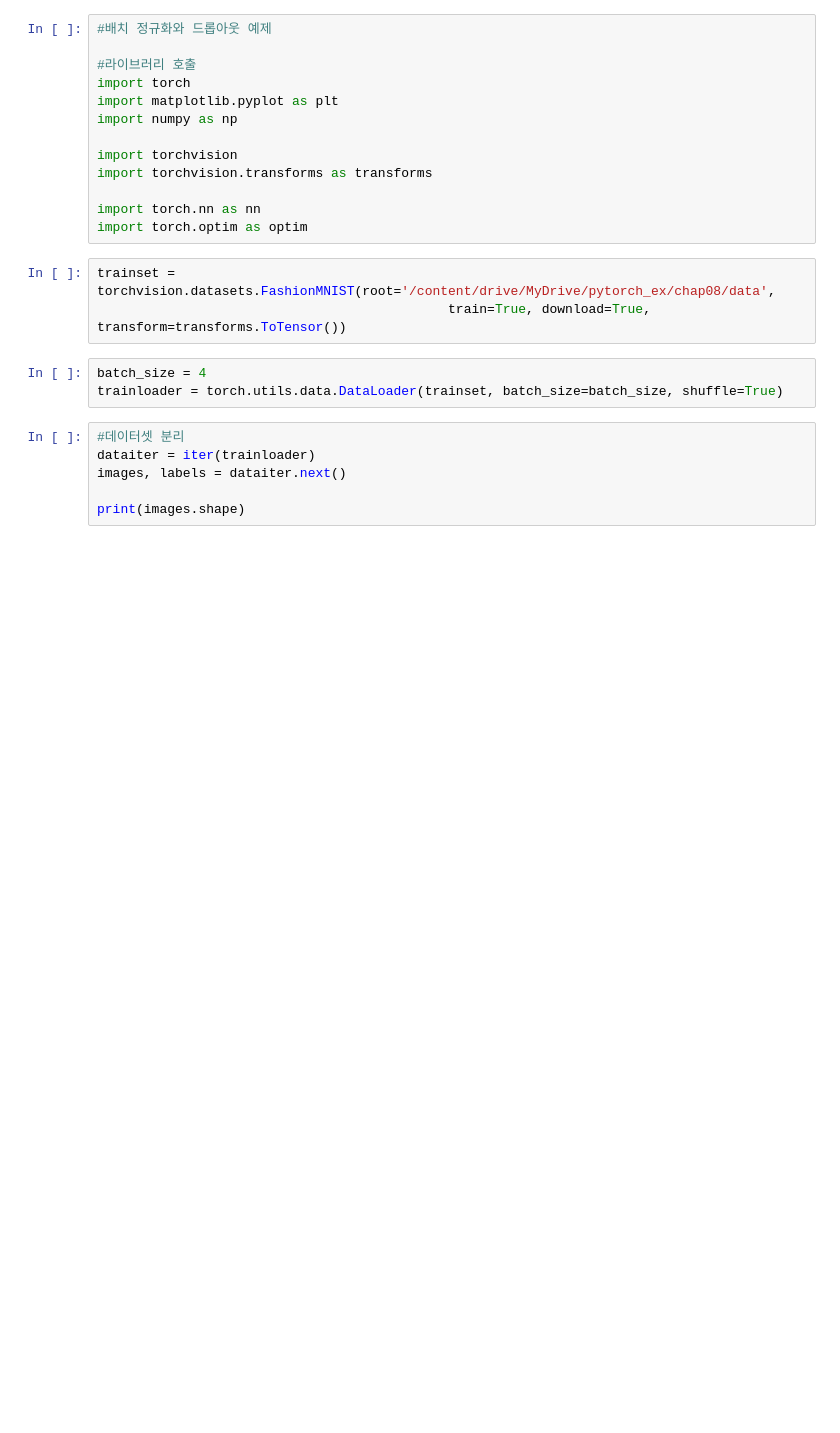
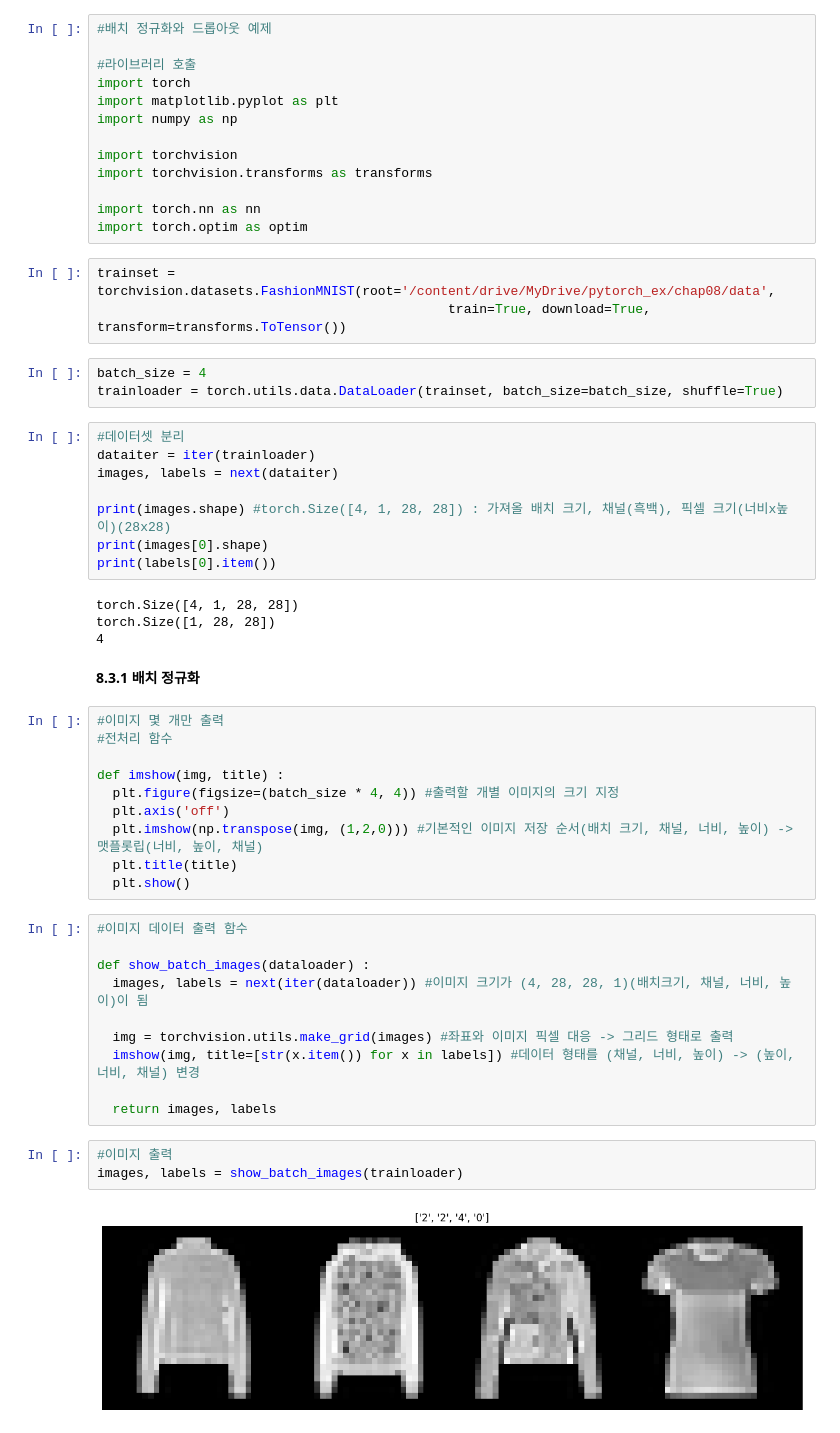
Before and after one commit to squiller1/Deeplearning_study, a Jupyter notebook: Pytorch/Pytorch_8.ipynb, the cells around one changed output. Drawn from its saved outputs; the diff is of its cells as text; blank space fills up the shorter version.

```diff
--- a/Pytorch/Pytorch_8.ipynb
+++ b/Pytorch/Pytorch_8.ipynb
@@ -62,6 +73,39 @@ trainloader = torch.utils.data.DataLoader(trainset, batch_size=batch_size, shuff
 # %%
 #데이터셋 분리
 dataiter = iter(trainloader)
-images, labels = dataiter.next()
+images, labels = next(dataiter)
 
-print(images.shape)
+print(images.shape) #torch.Size([4, 1, 28, 28]) : 가져올 배치 크기, 채널(흑백), 픽셀 크기(너비x높이)(28x28)
+print(images[0].shape)
+print(labels[0].item())
+# %% [output]
+torch.Size([4, 1, 28, 28])
+torch.Size([1, 28, 28])
+4
+# %% [markdown]
+**8.3.1 배치 정규화**
+# %%
+#이미지 몇 개만 출력
+#전처리 함수
+
+def imshow(img, title) :
+  plt.figure(figsize=(batch_size * 4, 4)) #출력할 개별 이미지의 크기 지정
+  plt.axis('off')
+  plt.imshow(np.transpose(img, (1,2,0))) #기본적인 이미지 저장 순서(배치 크기, 채널, 너비, 높이) -> 맷플롯립(너비, 높이, 채널)
+  plt.title(title)
+  plt.show()
+# %%
+#이미지 데이터 출력 함수
+
+def show_batch_images(dataloader) :
+  images, labels = next(iter(dataloader)) #이미지 크기가 (4, 28, 28, 1)(배치크기, 채널, 너비, 높이)이 됨
+
+  img = torchvision.utils.make_grid(images) #좌표와 이미지 픽셀 대응 -> 그리드 형태로 출력
+  imshow(img, title=[str(x.item()) for x in labels]) #데이터 형태를 (채널, 너비, 높이) -> (높이, 너비, 채널) 변경
+
+  return images, labels
+# %%
+#이미지 출력
+images, labels = show_batch_images(trainloader)
+# %% [output]
+[figure, added]
```
Also changed, not shown: parts of 21 cells of this notebook.
